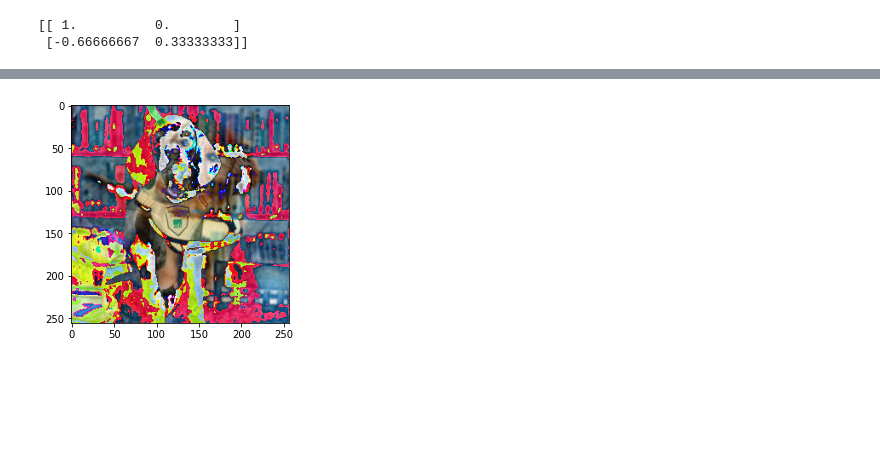
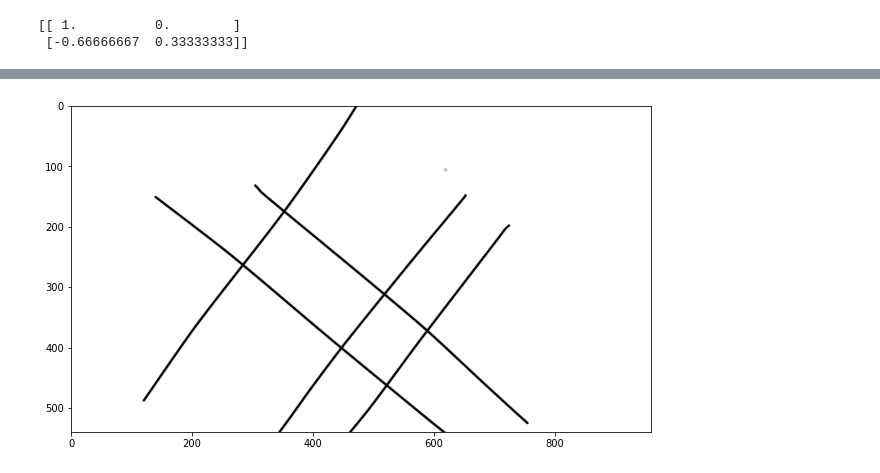
Before and after one commit to jamespilcher/nn_intro, a Jupyter notebook: numpy.ipynb, the cells around one changed output, grey strips where cells are left out. Cells and saved outputs as stored; diff of their text form; code cells hidden in the pictures; blank space fills up the shorter version.

```diff
--- a/numpy.ipynb
+++ b/numpy.ipynb
@@ -26,7 +26,13 @@ print(ans)
 [[ 1.          0.        ]
  [-0.66666667  0.33333333]]
 # %%
-img = mpimg.imread("dogphotos/dog.jpg")
-img2 = mpimg.imread("dogphotos/dog2.jpg")
+img = mpimg.imread("lines.png")
+img2 = mpimg.imread("lines2.png")
 minus = np.subtract(img,img2)
 add = np.add(img,img2)
+plt.figure(figsize=(12,6))
+
+#imgplot = plt.imshow(minus)
+
+result = np.absolute(img2 - img)
+imgplot = plt.imshow(result)
@@ -33,4 +41,5 @@ add = np.add(img,img2)
 # %%
-imgplot = plt.imshow(minus)
+plt.figure(figsize=(12,6))
+imgplot = plt.imshow(img)
 # %% [output]
-[figure, old version]
+[figure, new version]
```
Also changed, not shown: parts of 6 cells of this notebook, 5 other files.
